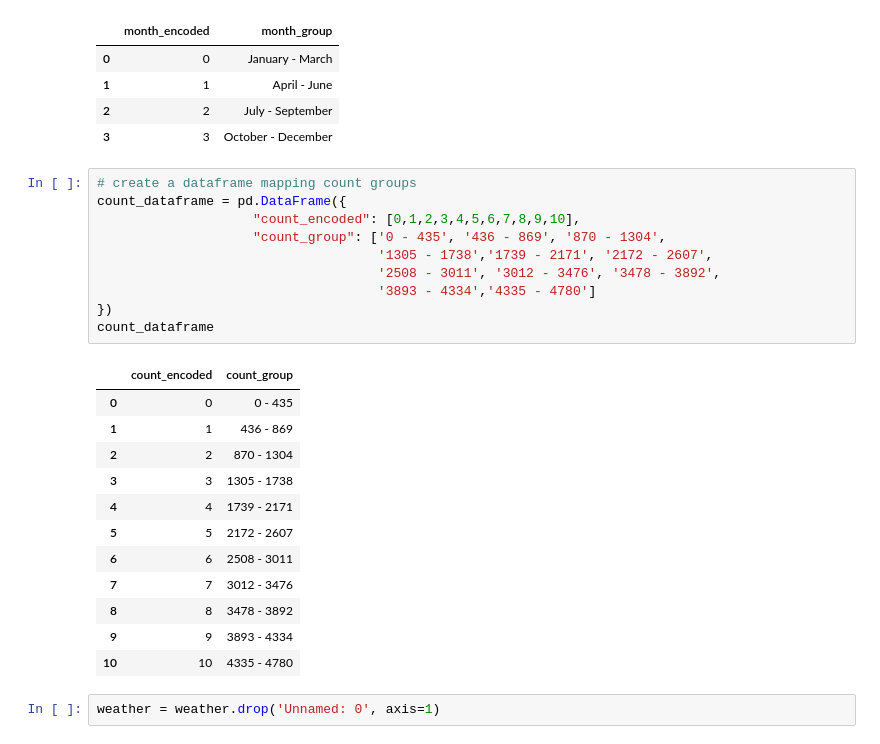
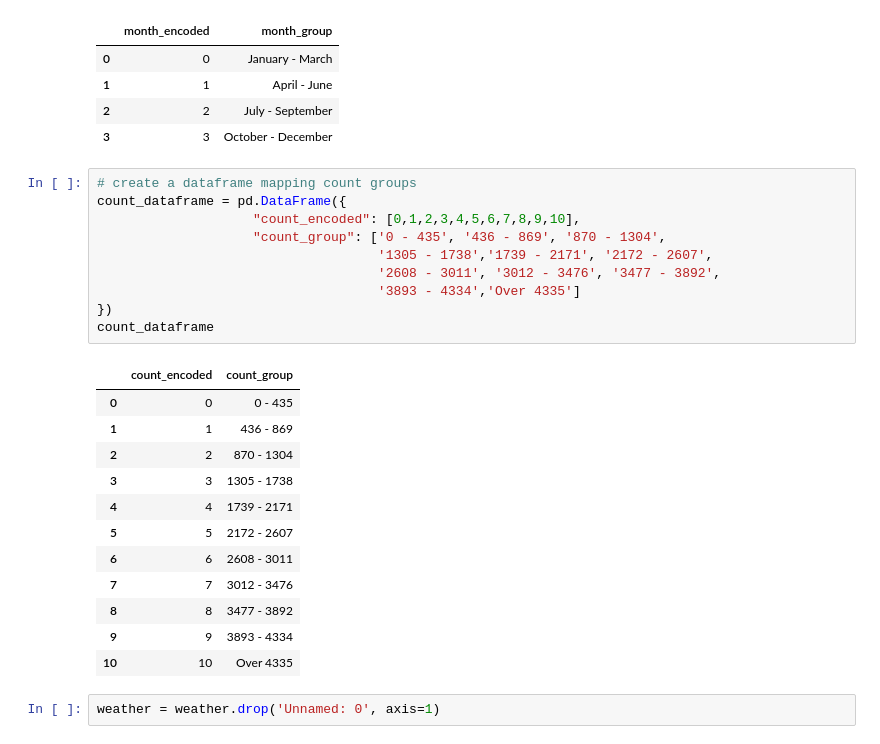
Before and after one commit to aktavern/Austin-Transporation-Alternatives, a Jupyter notebook: etl/ETL Notebook.ipynb, the cells around one changed output. Drawn from its saved outputs; the diff is of its cells as text.

```diff
--- a/etl/ETL Notebook.ipynb
+++ b/etl/ETL Notebook.ipynb
@@ -99,26 +99,26 @@ month_dataframe
 # %%
 # create a dataframe mapping count groups
 count_dataframe = pd.DataFrame({
                     "count_encoded": [0,1,2,3,4,5,6,7,8,9,10],
                     "count_group": ['0 - 435', '436 - 869', '870 - 1304',
                                     '1305 - 1738','1739 - 2171', '2172 - 2607',
-                                    '2508 - 3011', '3012 - 3476', '3478 - 3892',
-                                    '3893 - 4334','4335 - 4780']
+                                    '2608 - 3011', '3012 - 3476', '3477 - 3892',
+                                    '3893 - 4334','Over 4335']
 })
 count_dataframe
 # %% [output]
 |  | count_encoded | count_group |
 | 0 | 0 | 0 - 435 |
 | 1 | 1 | 436 - 869 |
 | 2 | 2 | 870 - 1304 |
 | 3 | 3 | 1305 - 1738 |
 | 4 | 4 | 1739 - 2171 |
 | 5 | 5 | 2172 - 2607 |
-| 6 | 6 | 2508 - 3011 |
+| 6 | 6 | 2608 - 3011 |
 | 7 | 7 | 3012 - 3476 |
-| 8 | 8 | 3478 - 3892 |
+| 8 | 8 | 3477 - 3892 |
 | 9 | 9 | 3893 - 4334 |
-| 10 | 10 | 4335 - 4780 |
+| 10 | 10 | Over 4335 |
 # %%
 weather = weather.drop('Unnamed: 0', axis=1)
 # %%
```
Also changed, not shown: 3 other files.
